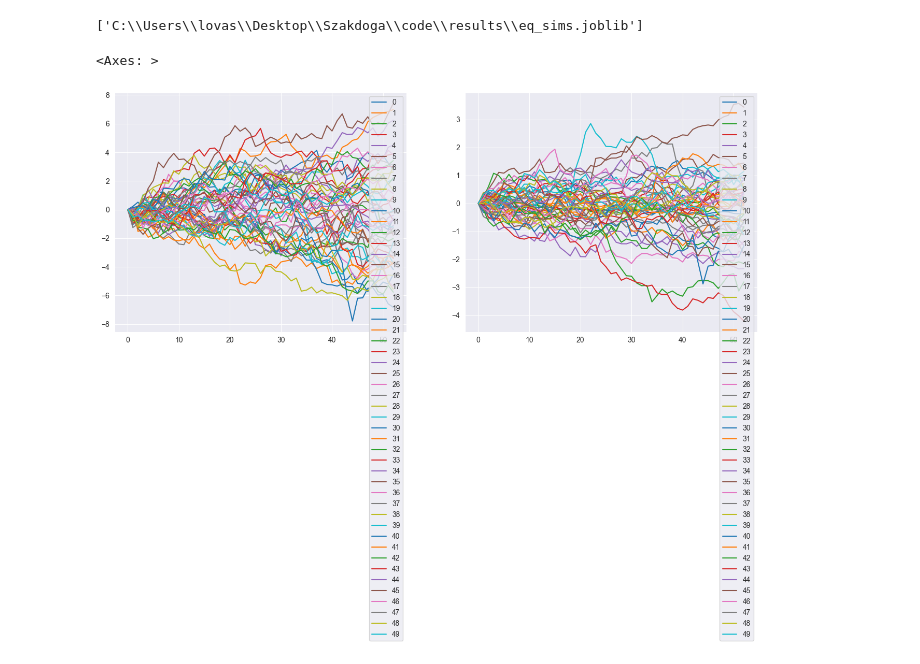
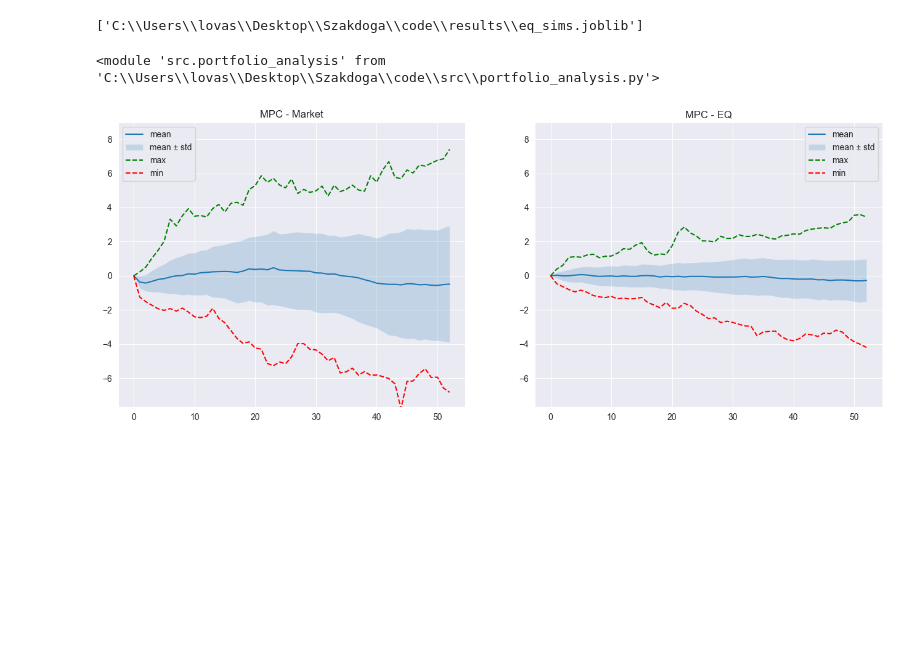
Before and after one commit to V4laky/PortfolioMPC, a Jupyter notebook: notebooks/convex_opt.ipynb, the cells around one changed output. Cells and saved outputs as stored; diff of their text form; code cells hidden in the pictures; blank space fills up the shorter version.

```diff
--- a/notebooks/convex_opt.ipynb
+++ b/notebooks/convex_opt.ipynb
@@ -111,14 +116,10 @@ dump(eq_sims, project_root / "results/eq_sims.joblib")
 market_sims = pd.DataFrame(market_sims)
 MPC_sims = pd.DataFrame(MPC_sims.sum(axis=2))
 eq_sims = pd.DataFrame(eq_sims.sum(axis=2))
-# %%
-import matplotlib.pyplot as plt
-
-fig, ax = plt.subplots(1, 2, figsize= (16,6))
-
-(MPC_sims.T - market_sims.T).plot(ax=ax[0])
-(MPC_sims.T - eq_sims.T).plot(ax=ax[1])
-# %% [output]
-<Axes: >
-[figure, old version]
+# %%
+import src.portfolio_analysis
+from importlib import reload
+reload(src.portfolio_analysis)
+# %% [output]
+<module 'src.portfolio_analysis' from 'C:\\Users\\lovas\\Desktop\\Szakdoga\\code\\src\\portfolio_analysis.py'>
 # %%
@@ -144,3 +127,7 @@ def plot_simulations(dfs:list[pd.DataFrame], labels):
+# %%
+plot_simulations([MPC_sims - market_sims, MPC_sims - eq_sims], labels=["MPC - Market", 'MPC - EQ'])
+# %% [output]
+[figure, new version]
 # %%
 plot_simulations([MPC_sims, eq_sims, market_sims], labels=['MPC', 'EQ', 'Market'])
 # %% [output]
```
Also changed, not shown: parts of 12 cells of this notebook, 2 other files.
